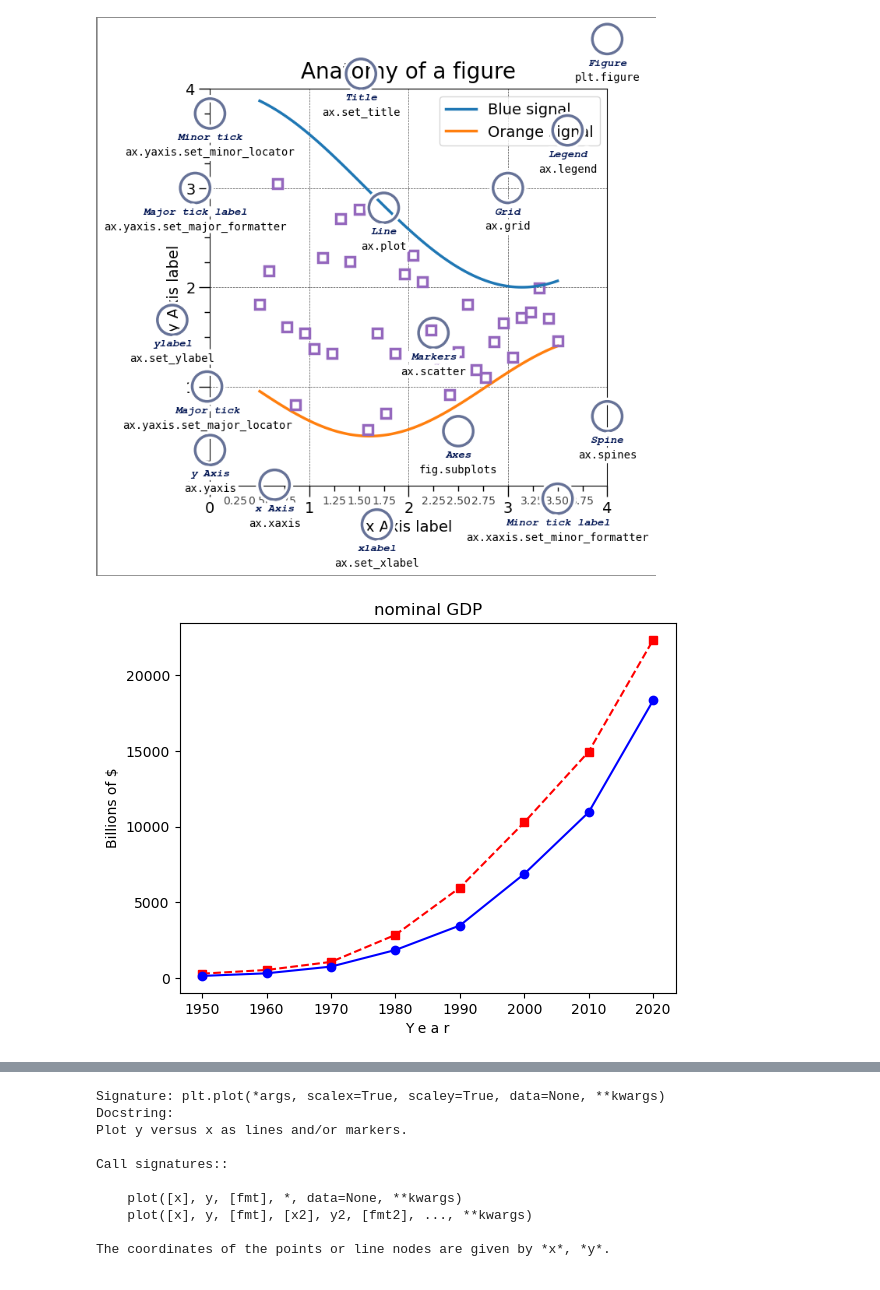
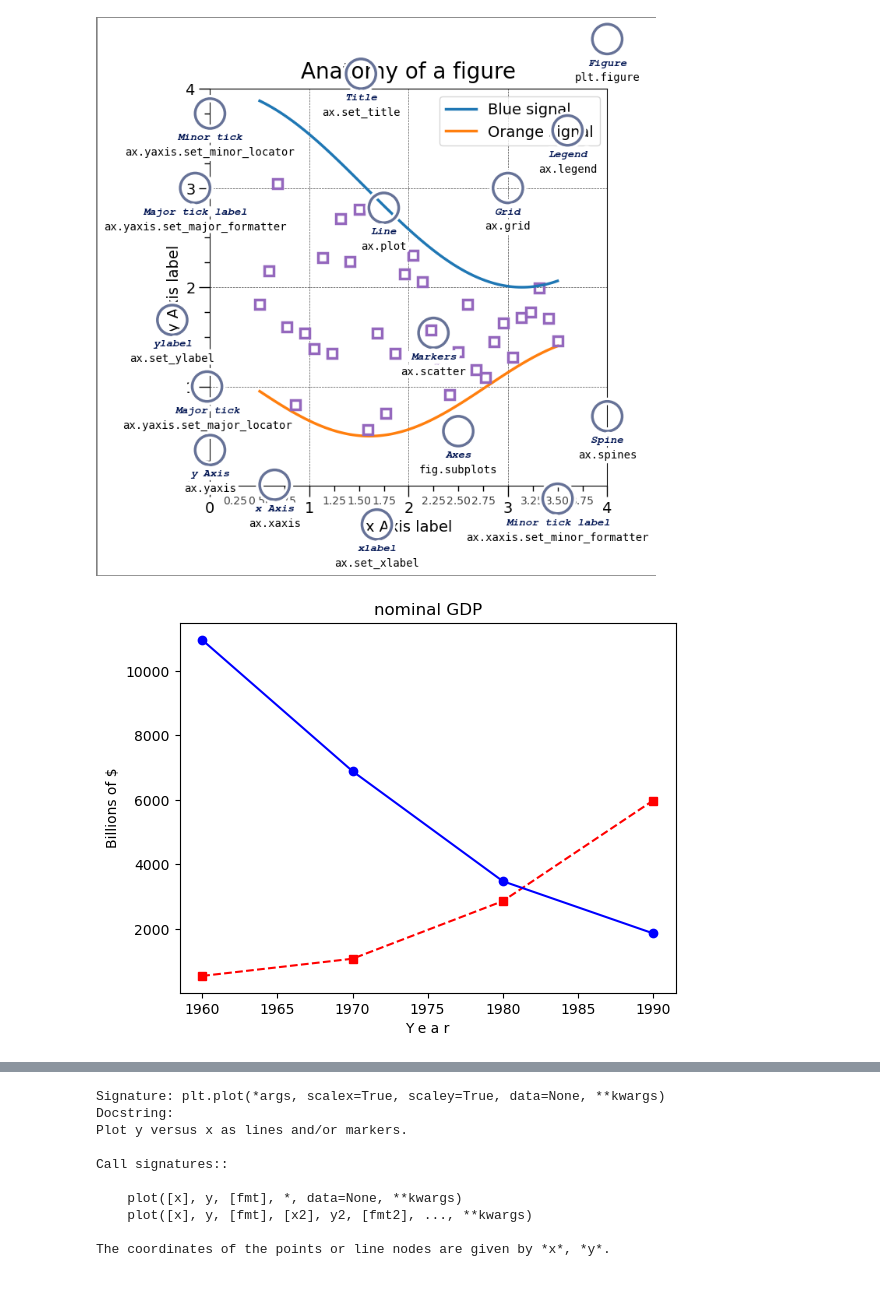
Before and after one commit to euns22ne9/aiProg, a Jupyter notebook: ai_prog/code/파이썬 연습(2023.01.25).ipynb, the cells around one changed output, grey strips where cells are left out. Saved outputs shown, nothing was run; the diff lists cells and outputs as text; code cells hidden in the pictures.

```diff
--- a/ai_prog/code/파이썬 연습(2023.01.25).ipynb
+++ b/ai_prog/code/파이썬 연습(2023.01.25).ipynb
@@ -151,19 +156,22 @@ plt.show()
 # %%
 from matplotlib import pyplot as pyplot
 
 years = [1950, 1960, 1970, 1980, 1990, 2000, 2010, 2020]
 gdp = [300.2, 543.3, 1075.9, 2862.5, 5979.6, 10289.7, 14958.3, 22337.3]
-gdp2 = [150.2, 323.3, 765.9, 1862.5, 3479.6, 6889.7, 10958.3, 18337.3]
+pop = [150.2, 323.3, 765.9, 1862.5, 3479.6, 6889.7, 10958.3, 18337.3]
+pop.reverse()
+
+
 
 # plt.plot(years, gdp, color='pink', marker='s', linestyle='dashed')
-plt.plot(years, gdp, 'rs--')
+plt.plot(years[1:5], gdp[1:5], 'rs--')
 # plt.plot(years, gdp2, color='blue', marker='o', linestyle='solid')
-plt.plot(years, gdp2, 'bo-')
+plt.plot(years[1:5], pop[1:5], 'bo-')
 
 plt.title("nominal GDP")
 
 plt.ylabel('Billions of $')
 plt.xlabel('Y e a r')
 plt.show()
 # %% [output]
-[figure, old version]
+[figure, new version]
```
Also changed, not shown: parts of 8 cells of this notebook.
